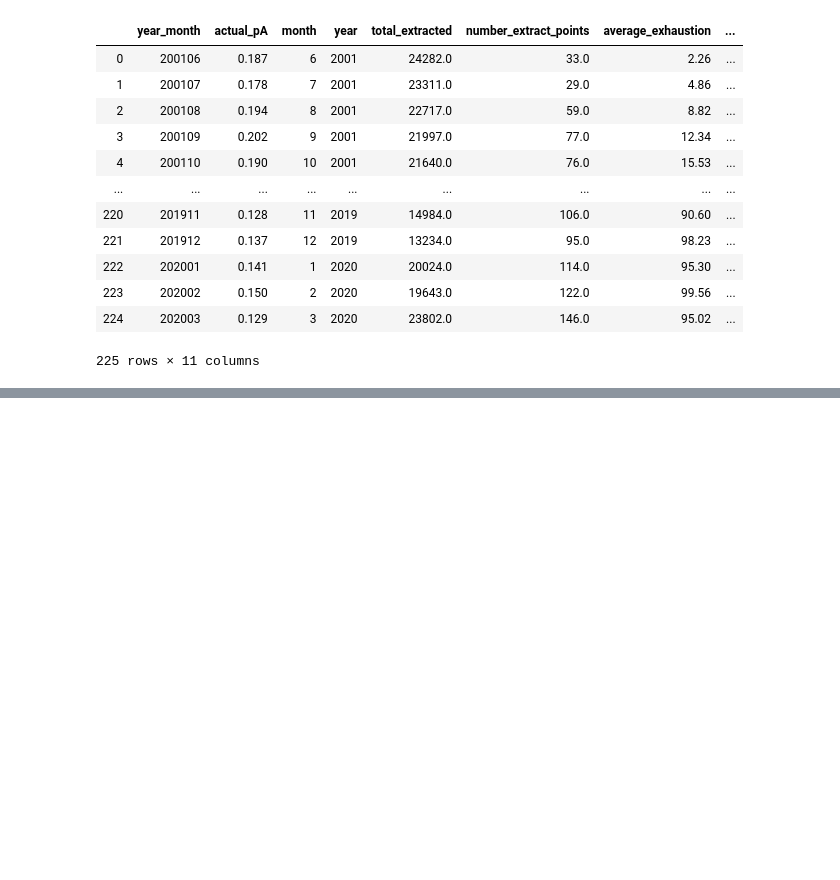
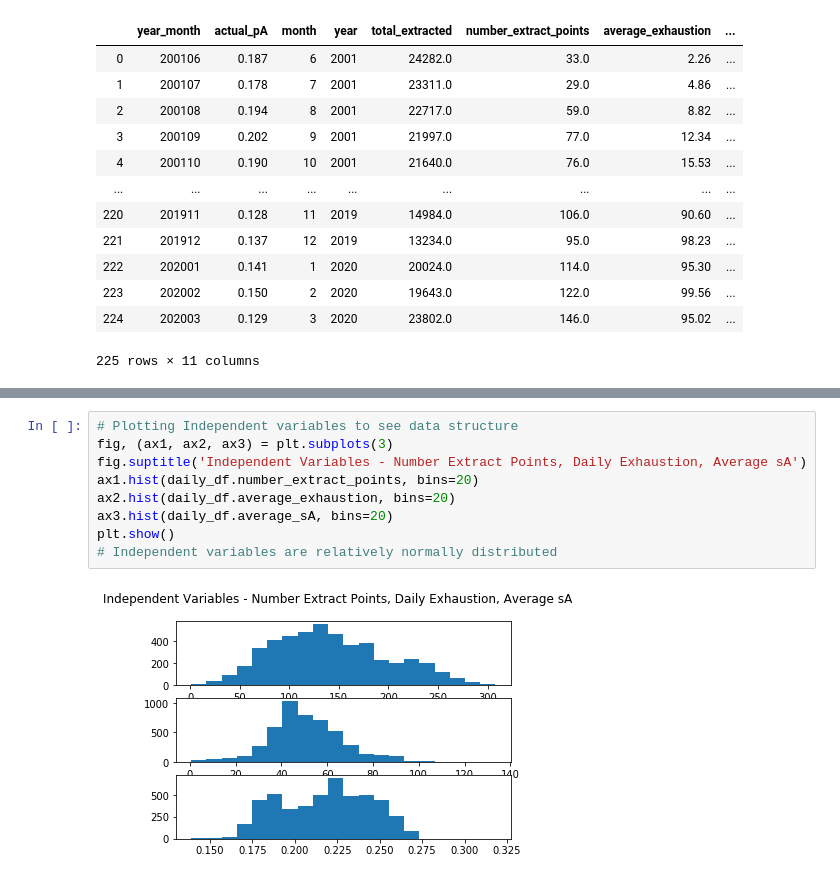
Before and after one commit to ngoodweiler/Data-Analytics-Final_Project, a Jupyter notebook: exhist.ipynb, the cells around one changed output, grey strips where cells are left out. Drawn from its saved outputs; the diff is of its cells as text; blank space fills up the shorter version.

```diff
--- a/exhist.ipynb
+++ b/exhist.ipynb
@@ -219,0 +261,11 @@ month_contaminants
+# %%
+# Plotting Independent variables to see data structure
+fig, (ax1, ax2, ax3) = plt.subplots(3)
+fig.suptitle('Independent Variables - Number Extract Points, Daily Exhaustion, Average sA')
+ax1.hist(daily_df.number_extract_points, bins=20)
+ax2.hist(daily_df.average_exhaustion, bins=20)
+ax3.hist(daily_df.average_sA, bins=20)
+plt.show()
+# Independent variables are relatively normally distributed
+# %% [output]
+[figure, added]
```
Also changed, not shown: parts of 12 cells of this notebook, 1 other file.
